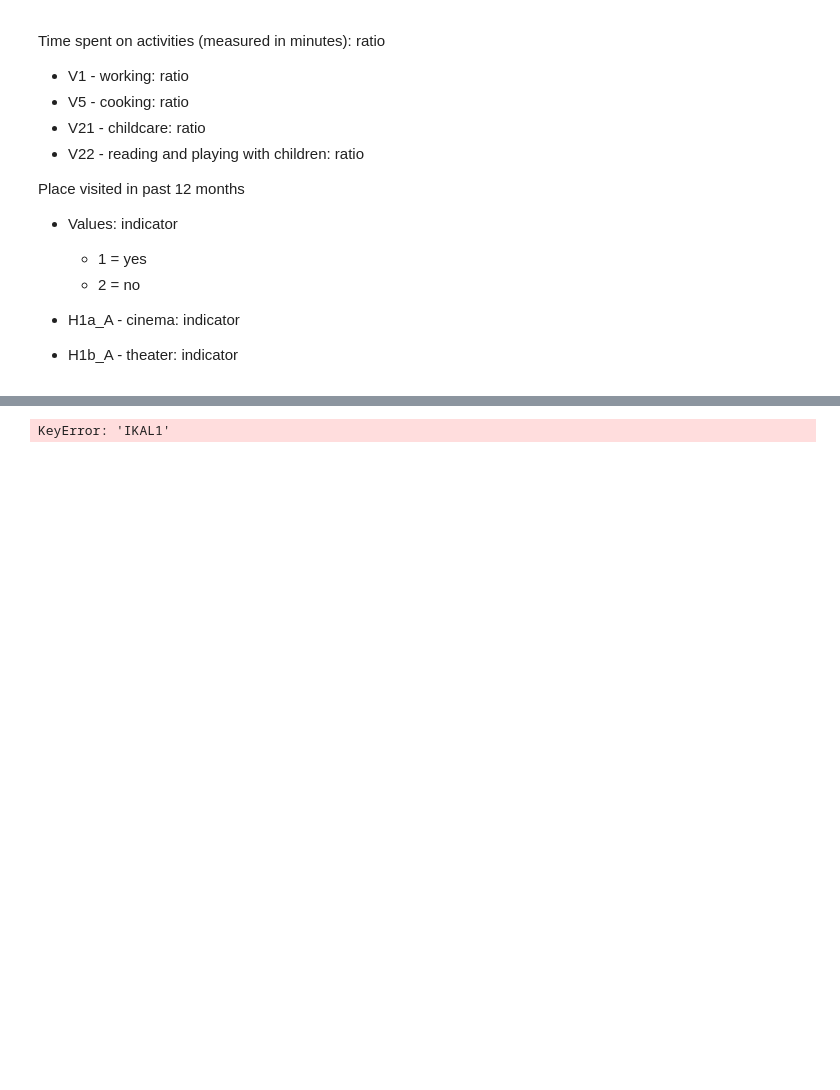
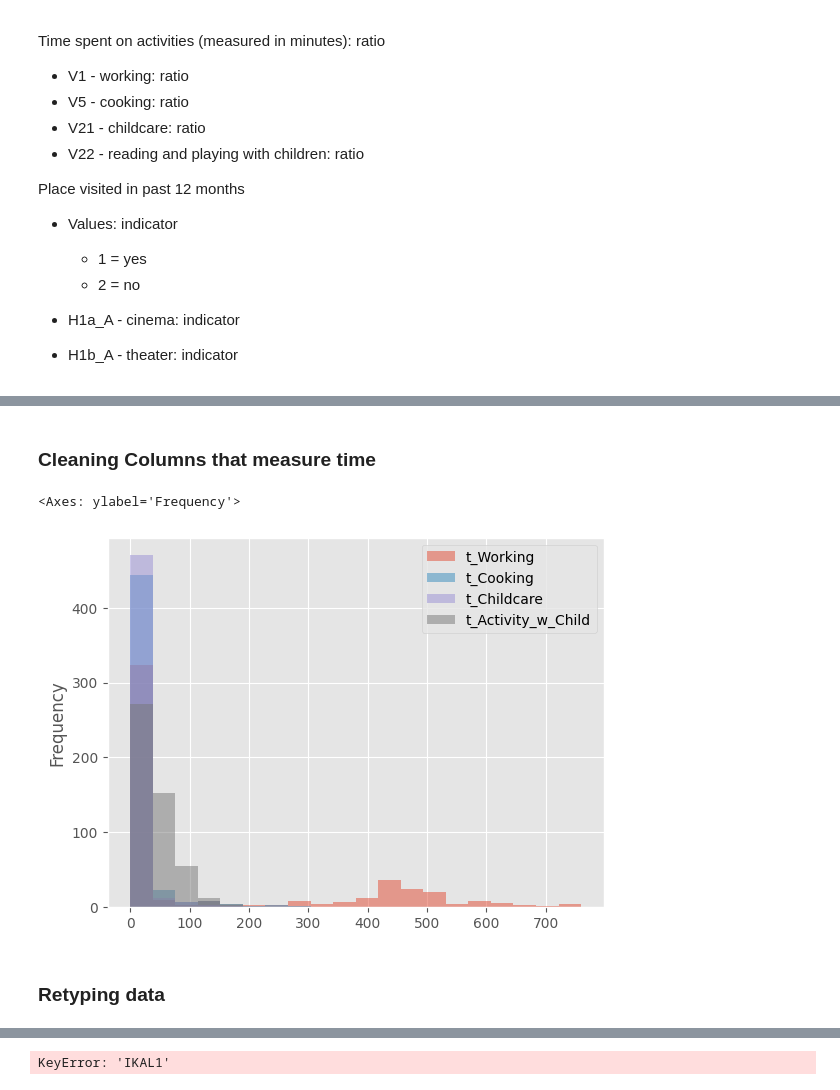
Before and after one commit to arttusamuel/statisical_data_analysis, a Jupyter notebook: stat-data-project/data-cleaning.ipynb, the cells around one changed output, grey strips where cells are left out. Drawn from its saved outputs; the diff is of its cells as text; code cells hidden in the pictures; blank space fills up the shorter version.

Commit message:
Data preparation and variable characteristics push2

```diff
--- a/stat-data-project/data-cleaning.ipynb
+++ b/stat-data-project/data-cleaning.ipynb
@@ -141,0 +148,14 @@ dtype: object
+# %%
+# Testing if there are more than 2 answers per household
+one = (df['Household_id'].value_counts().copy() == 1).sum()
+two = (df['Household_id'].value_counts().copy() == 2).sum()
+over_two = (df['Household_id'].value_counts().copy() > 2).sum()
+
+print("One: {}, Two: {}, Over Two: {}".format(one, two, over_two))
+
+# 11 households have only 1 answer, dropping them
+occurrences = df['Household_id'].value_counts().copy()
+household_ids = occurrences[occurrences == 1].index
+
+# Dropping households with only 1 answer
+df = df[~df['Household_id'].isin(household_ids)].copy()
@@ -141,0 +188,10 @@ dtype: object
+# %%
+# 'Visited_Cinema' and 'Visited_Theatre' has NaN values and overly large values etc.
+# Change errenoeus to NaN and then delete all rows containing NaN values - Only 1.0 and 2.0 are valid
+
+df['Visited_Cinema'] = df['Visited_Cinema'].apply(lambda x: 'Yes' if x == 1.0 else 'No' if x == 2.0 else np.nan)
+df['Visited_Theatre'] = df['Visited_Theatre'].apply(lambda x: 'Yes' if x == 1.0 else 'No' if x == 2.0 else np.nan)
+
+df.dropna(subset=['Visited_Cinema', 'Visited_Theatre'], inplace=True)
+print(df.isna().sum())
+# df['Visited_Cinema'].values
@@ -141,0 +212,25 @@ dtype: object
+# %% [markdown]
+### Cleaning Columns that measure time
+# %%
+drop_err_values = ['t_Working','t_Cooking', 't_Childcare', 't_Activity_w_Child']
+for column in drop_err_values:
+    df[column] = df[column].apply(
+        lambda x: pd.to_numeric(x, errors='coerce')  # Convert to numeric, set invalid to NaN
+    )
+    df[column] = df[column].fillna(0).astype(int)  # Replace NaN with 0 before conversion
+# %%
+# Time spent in activities
+# Check weekend and weekday separately
+
+# There is 164 rows where all times are 0 minutes -> quite a lot
+time_columns = ['t_Working', 't_Cooking', 't_Childcare', 't_Activity_w_Child']
+time_df = df[time_columns]
+time_df[time_columns].value_counts()
+
+# Checking those that have some time spent in at least one of the activities
+time_df[(time_df != 0).any(axis=1)].plot.hist(bins=20, alpha=0.5)
+# %% [output]
+<Axes: ylabel='Frequency'>
+[figure, added]
+# %% [markdown]
+### Retyping data
```
Also changed, not shown: parts of 41 cells of this notebook.
